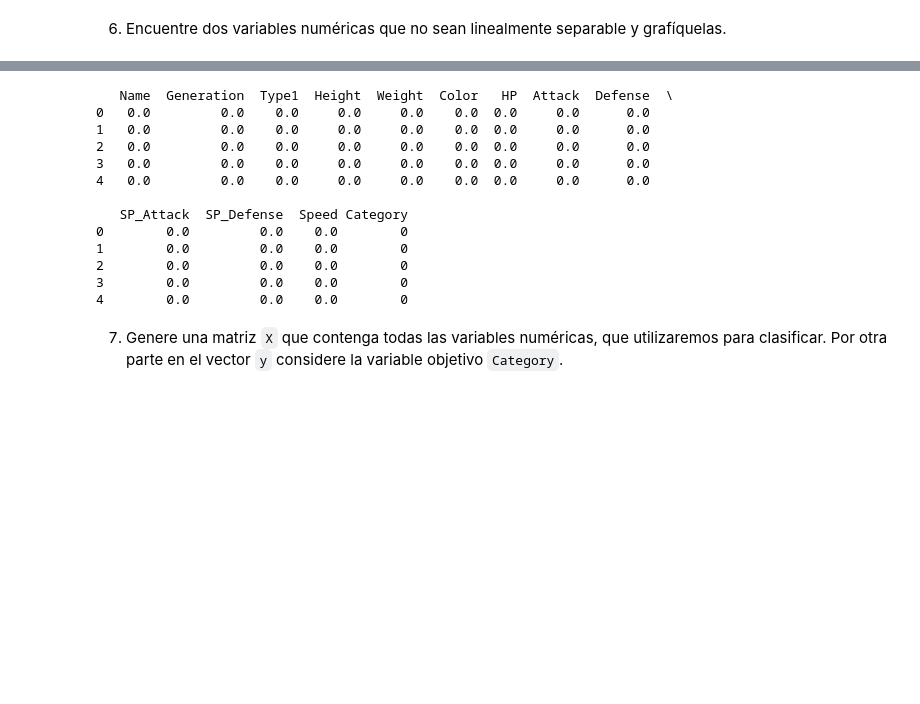
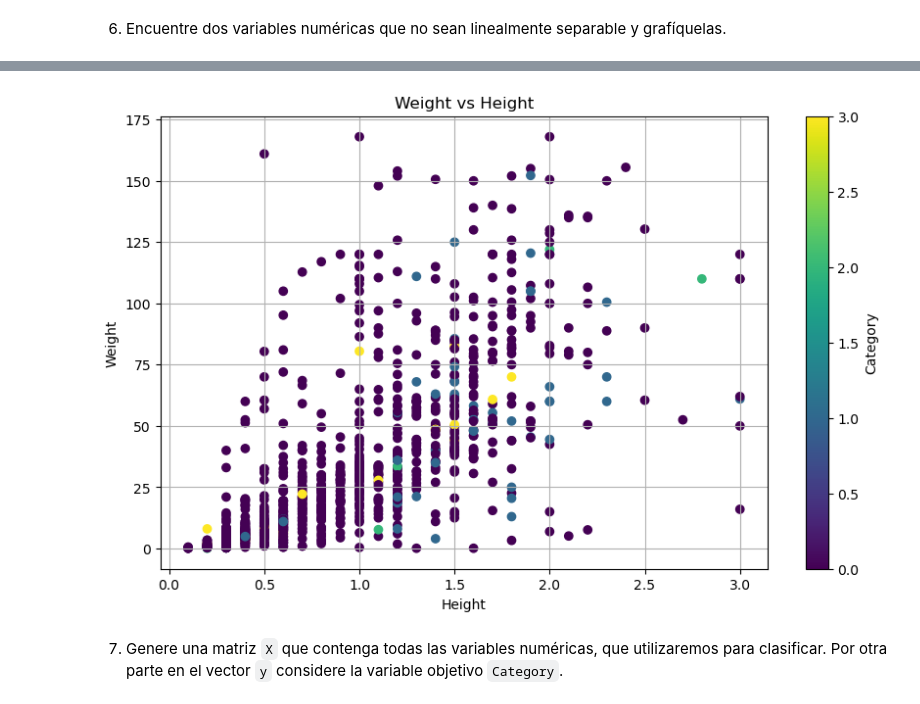
Before and after one commit to Brokolito/IMA539_2, a Jupyter notebook: semana6/Ayudantia_2_IMA539.ipynb, the cells around one changed output, grey strips where cells are left out. Cells and saved outputs as stored; diff of their text form; code cells hidden in the pictures; blank space fills up the shorter version.

```diff
--- a/semana6/Ayudantia_2_IMA539.ipynb
+++ b/semana6/Ayudantia_2_IMA539.ipynb
@@ -267,9 +268,9 @@ Name: Category, dtype: int64
 # %%
 # Solución
 df_numeric_categories=df_dropped_null.copy()
-df_numeric_categories.loc[df_numeric_categories["Category"]=="Ordinary"]=0
-df_numeric_categories.loc[df_numeric_categories["Category"]=="Semi-Legendary"]=1
-df_numeric_categories.loc[df_numeric_categories["Category"]=="Legendary"]=2
-df_numeric_categories.loc[df_numeric_categories["Category"]=="Mythical"]=3
-df_numeric_categories.describe(include="all")
+df_numeric_categories["Category"].loc[df_numeric_categories["Category"]=="Ordinary"]=0
+df_numeric_categories["Category"].loc[df_numeric_categories["Category"]=="Semi-Legendary"]=1
+df_numeric_categories["Category"].loc[df_numeric_categories["Category"]=="Legendary"]=2
+df_numeric_categories["Category"].loc[df_numeric_categories["Category"]=="Mythical"]=3
+df_numeric_categories["Category"].describe(include="all")
 # %% [output]
@@ -336,36 +300,23 @@ df_mythical: (22, 13)
-# %%
-from sklearn.preprocessing import MinMaxScaler
-
-# Crear una instancia del MinMaxScaler
-minmax_scaler = MinMaxScaler()
-
-# Seleccionar las columnas numéricas para escalar
-x_searching = df_numeric_categories.drop(columns=["Category"])
-
-# Ajustar y transformar los datos
-x_scaled = minmax_scaler.fit_transform(x_searching)
-
-# Convertir de nuevo a DataFrame
-df_scaled = pd.DataFrame(x_scaled, columns=x_searching.columns)
-
-# Agregar la columna "Category"
-df_scaled["Category"] = df_numeric_categories["Category"].values
-
-# Ahora puedes trabajar con df_scaled, que tiene los valores en el rango [0, 1]
-print(df_scaled.head())
-# %% [output]
-   Name  Generation  Type1  Height  Weight  Color   HP  Attack  Defense  \
-0   0.0         0.0    0.0     0.0     0.0    0.0  0.0     0.0      0.0
-1   0.0         0.0    0.0     0.0     0.0    0.0  0.0     0.0      0.0
-2   0.0         0.0    0.0     0.0     0.0    0.0  0.0     0.0      0.0
-3   0.0         0.0    0.0     0.0     0.0    0.0  0.0     0.0      0.0
-4   0.0         0.0    0.0     0.0     0.0    0.0  0.0     0.0      0.0
-
-   SP_Attack  SP_Defense  Speed Category
-0        0.0         0.0    0.0        0
-1        0.0         0.0    0.0        0
-2        0.0         0.0    0.0        0
-3        0.0         0.0    0.0        0
-4        0.0         0.0    0.0        0
+# %%
+import matplotlib.pyplot as plt
+import matplotlib.pyplot as plt
+
+# Crear una figura y un gráfico de dispersión
+plt.figure(figsize=(10, 6))
+
+# Gráfico de dispersión: Weight en función de Height
+plt.scatter(df_numeric_categories["Height"], df_numeric_categories["Weight"], c=df_numeric_categories["Category"], cmap='viridis', label='Weight vs Height')
+
+# Etiquetas y título
+plt.xlabel('Height')
+plt.ylabel('Weight')
+plt.title('Weight vs Height')
+
+# Mostrar la leyenda y la gráfica
+plt.colorbar(label='Category')  # Muestra las categorías en la barra de color
+plt.grid(True)
+plt.show()
+# %% [output]
+[figure, added]
 # %% [markdown]
 7. Genere una matriz `X` que contenga todas las variables numéricas, que utilizaremos para clasificar. Por otra parte en el vector `y` considere la variable objetivo  `Category`.
```
Also changed, not shown: parts of 18 cells of this notebook, 1 other file.
